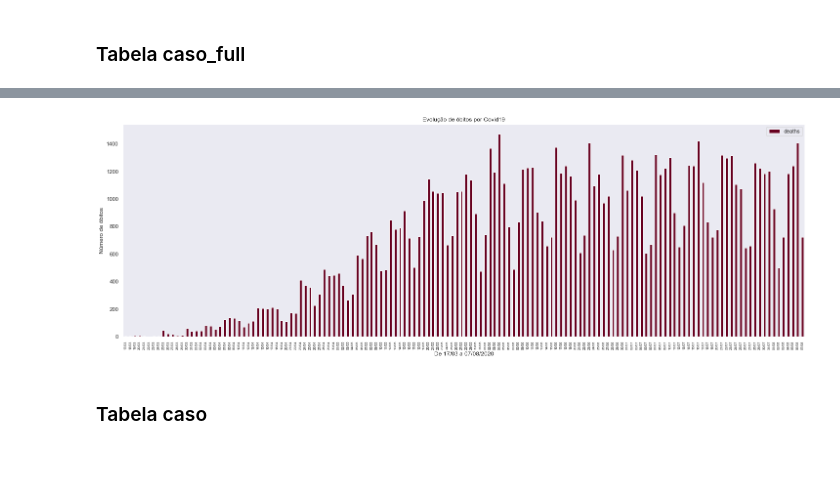
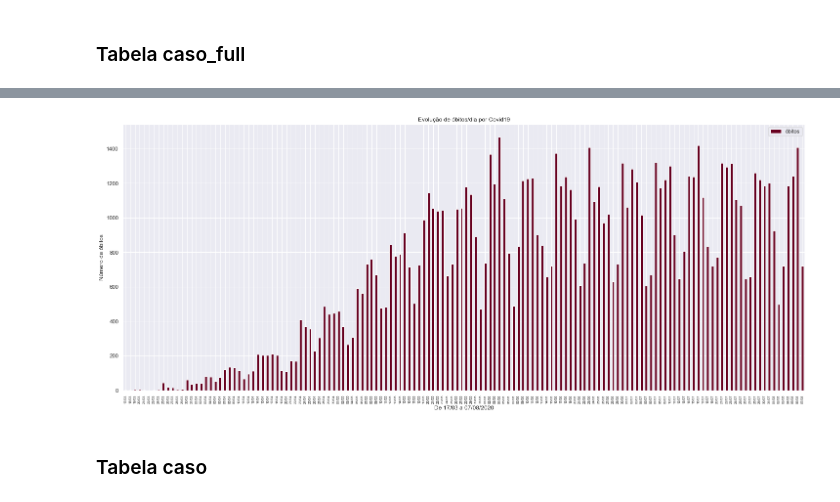
Before and after one commit to marcoguinter/aed_projeto3, a Jupyter notebook: covid19.ipynb, the cells around one changed output, grey strips where cells are left out. Cells and saved outputs as stored; diff of their text form; code cells hidden in the pictures; blank space fills up the shorter version.

Commit message:
Melhoria gráfico Evolução

```diff
--- a/covid19.ipynb
+++ b/covid19.ipynb
@@ -1072,24 +1072,23 @@ df_caso_full.toPandas().describe()
 # %%
 df_evolucao = getData("SELECT DATE_FORMAT(date,'%d/%m') AS date, SUM(new_deaths) AS deaths FROM caso_full WHERE place_type='city' AND date BETWEEN '2020-03-17' AND '2020-08-07' GROUP BY date")
 
 df_evolucao=df_evolucao.toPandas()
-df_evolucao["deaths"]=pd.to_numeric(df_evolucao["deaths"])
+df_evolucao["óbitos"]=pd.to_numeric(df_evolucao["deaths"])
 
-f, ax = plt.subplots(figsize=(25, 8))
+f, ax = plt.subplots(figsize=(25, 10))
 
-sns.set_style("dark")
-df_evolucao.plot(kind="bar", ax=ax, x="date", y=["deaths"], colormap='RdGy')
+df_evolucao.plot(kind="bar", ax=ax, x="date", y=["óbitos"], colormap='RdGy', grid=True)
 
-plt.title('Evolução de óbitos por Covid19')
+plt.title('Evolução de óbitos/dia por Covid19')
 plt.ylabel('Número de óbitos')
 plt.xlabel('De 17/03 a 07/08/2020')
 plt.xticks(fontsize=7)
 plt.show()
 
 # Garbage collection
 del df_evolucao
 # %% [output]
-[figure, old version]
+[figure, new version]
 # %% [markdown]
 ### Tabela caso
 # %%
```
